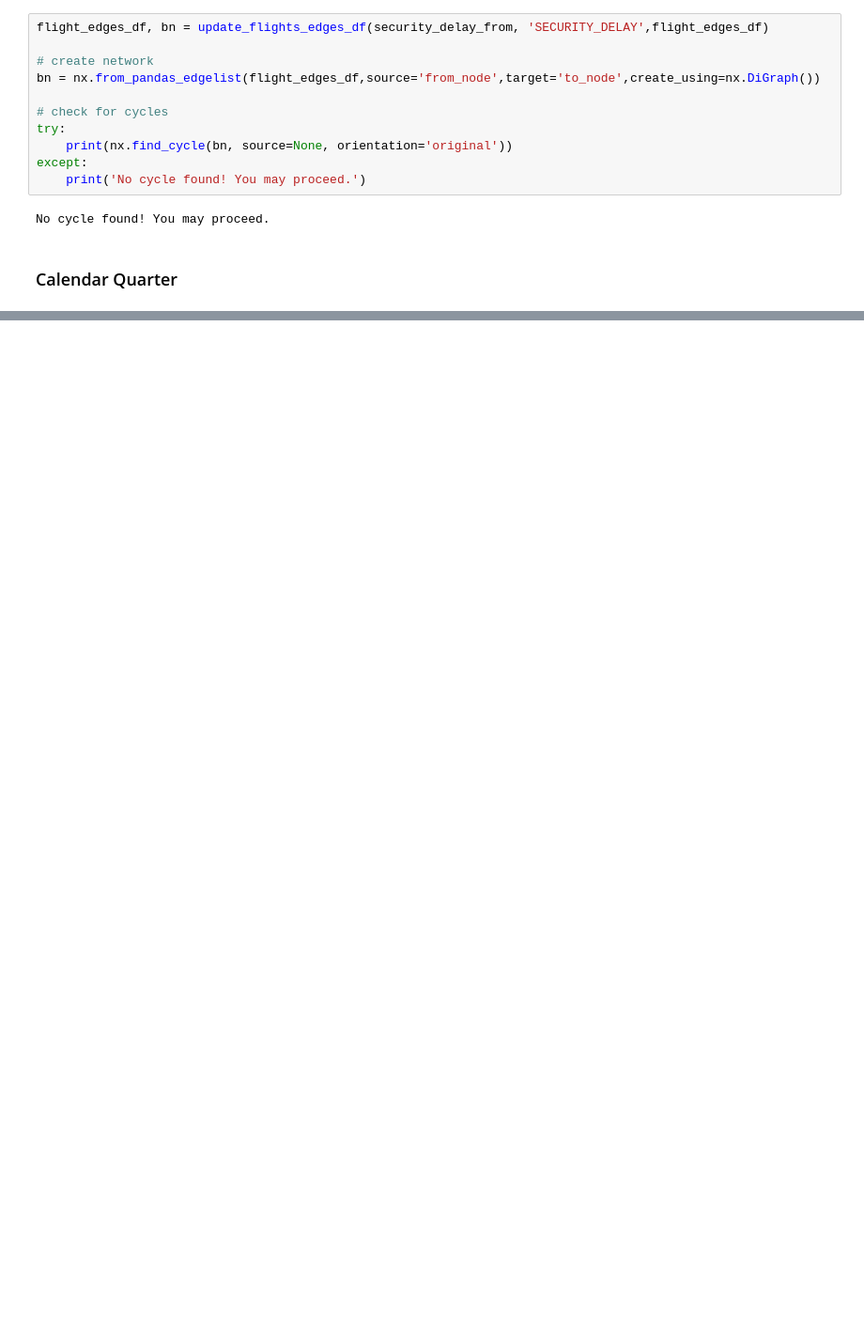
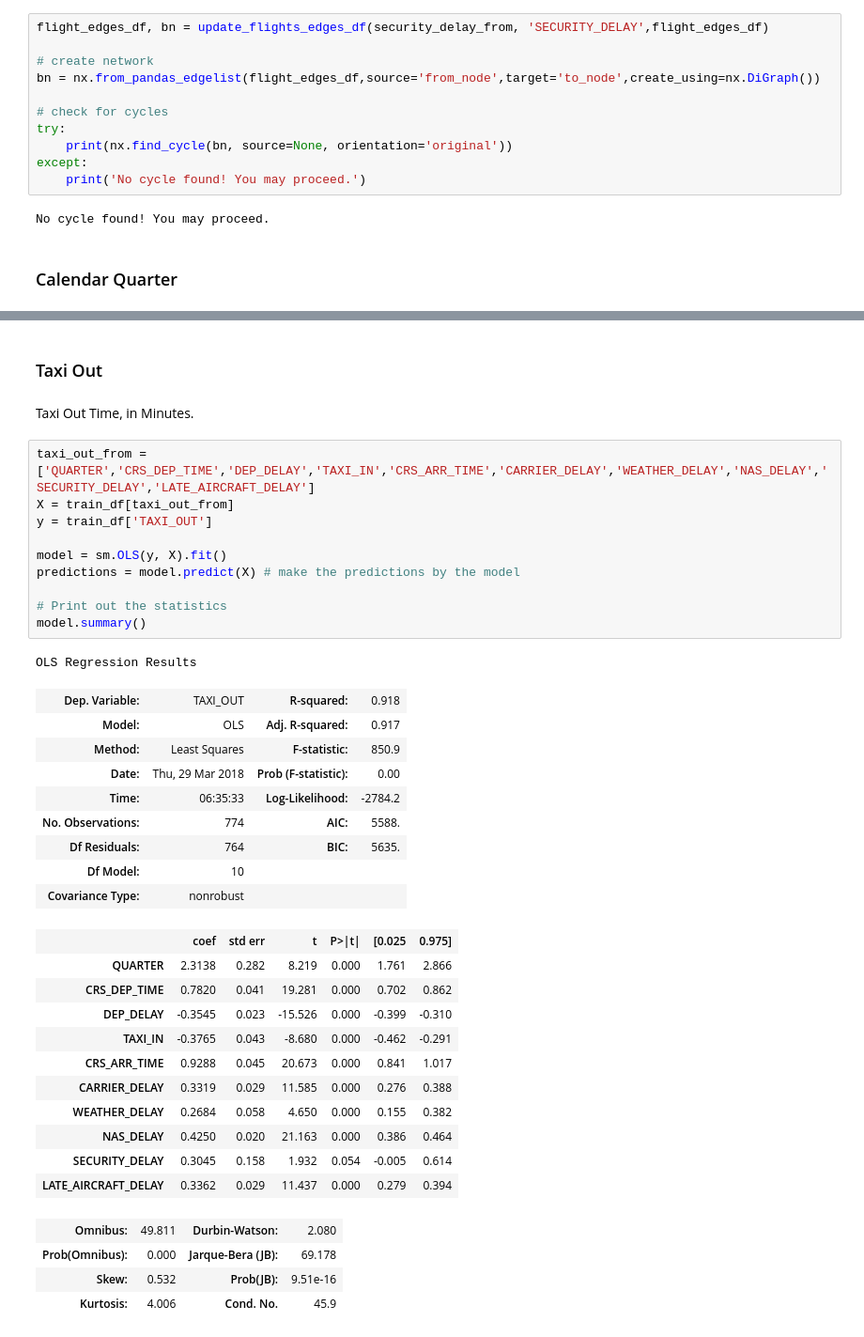
Before and after one commit to dy-choi/Flight-Delay-Analysis, a Jupyter notebook: FlightDelay.ipynb, the cells around one changed output, grey strips where cells are left out. Shown at 94% size. Saved outputs shown, nothing was run; the diff lists cells and outputs as text; blank space fills up the shorter version.

```diff
--- a/FlightDelay.ipynb
+++ b/FlightDelay.ipynb
@@ -600,0 +679,40 @@ No cycle found! You may proceed.
+# %% [markdown]
+### Taxi Out
+# %% [markdown]
+Taxi Out Time, in Minutes.
+# %%
+taxi_out_from = ['QUARTER','CRS_DEP_TIME','DEP_DELAY','TAXI_IN','CRS_ARR_TIME','CARRIER_DELAY','WEATHER_DELAY','NAS_DELAY','SECURITY_DELAY','LATE_AIRCRAFT_DELAY']
+X = train_df[taxi_out_from]
+y = train_df['TAXI_OUT']
+
+model = sm.OLS(y, X).fit()
+predictions = model.predict(X) # make the predictions by the model
+
+# Print out the statistics
+model.summary()
+# %% [output]
+OLS Regression Results
+| Dep. Variable: | TAXI_OUT | R-squared: | 0.918 |
+| Model: | OLS | Adj. R-squared: | 0.917 |
+| Method: | Least Squares | F-statistic: | 850.9 |
+| Date: | Thu, 29 Mar 2018 | Prob (F-statistic): | 0.00 |
+| Time: | 06:35:33 | Log-Likelihood: | -2784.2 |
+| No. Observations: | 774 | AIC: | 5588. |
+| Df Residuals: | 764 | BIC: | 5635. |
+| Df Model: | 10 |  |  |
+| Covariance Type: | nonrobust |  |  |
+|  | coef | std err | t | P>|t| | [0.025 | 0.975] |
+| QUARTER | 2.3138 | 0.282 | 8.219 | 0.000 | 1.761 | 2.866 |
+| CRS_DEP_TIME | 0.7820 | 0.041 | 19.281 | 0.000 | 0.702 | 0.862 |
+| DEP_DELAY | -0.3545 | 0.023 | -15.526 | 0.000 | -0.399 | -0.310 |
+| TAXI_IN | -0.3765 | 0.043 | -8.680 | 0.000 | -0.462 | -0.291 |
+| CRS_ARR_TIME | 0.9288 | 0.045 | 20.673 | 0.000 | 0.841 | 1.017 |
+| CARRIER_DELAY | 0.3319 | 0.029 | 11.585 | 0.000 | 0.276 | 0.388 |
+| WEATHER_DELAY | 0.2684 | 0.058 | 4.650 | 0.000 | 0.155 | 0.382 |
+| NAS_DELAY | 0.4250 | 0.020 | 21.163 | 0.000 | 0.386 | 0.464 |
+| SECURITY_DELAY | 0.3045 | 0.158 | 1.932 | 0.054 | -0.005 | 0.614 |
+| LATE_AIRCRAFT_DELAY | 0.3362 | 0.029 | 11.437 | 0.000 | 0.279 | 0.394 |
+| Omnibus: | 49.811 | Durbin-Watson: | 2.080 |
+| Prob(Omnibus): | 0.000 | Jarque-Bera (JB): | 69.178 |
+| Skew: | 0.532 | Prob(JB): | 9.51e-16 |
+| Kurtosis: | 4.006 | Cond. No. | 45.9 |
```
Also changed, not shown: parts of 51 cells of this notebook, 1 other file.
